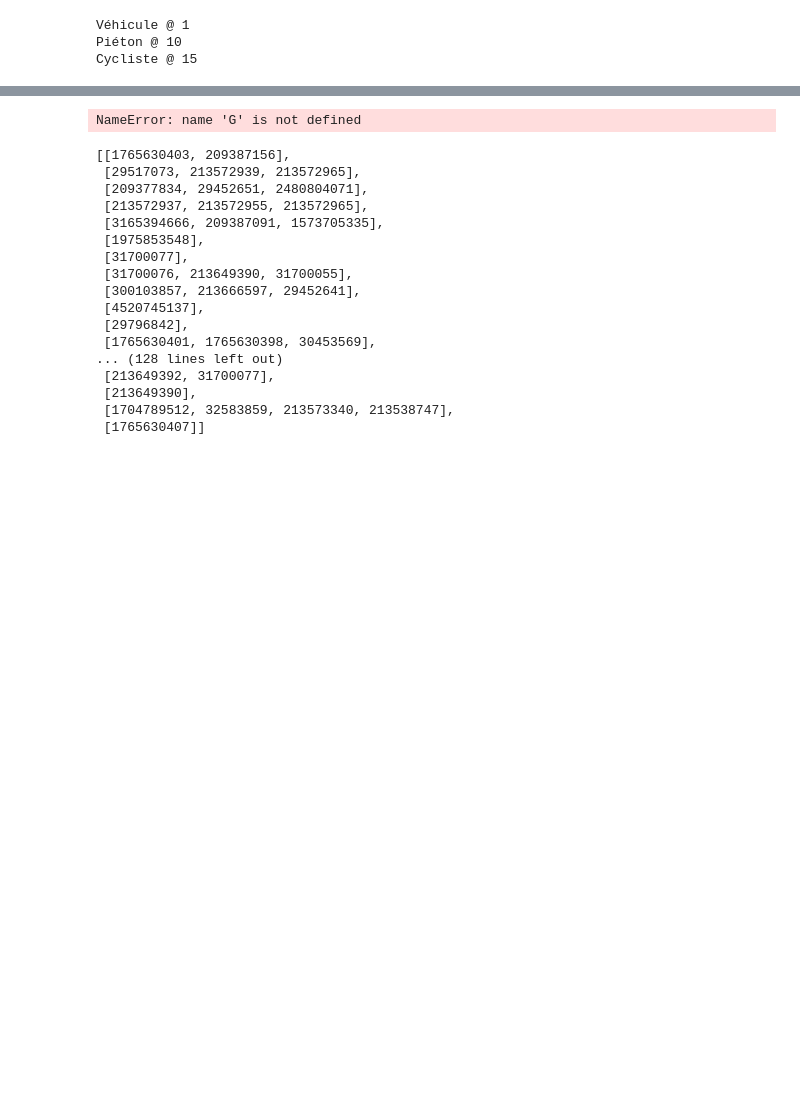
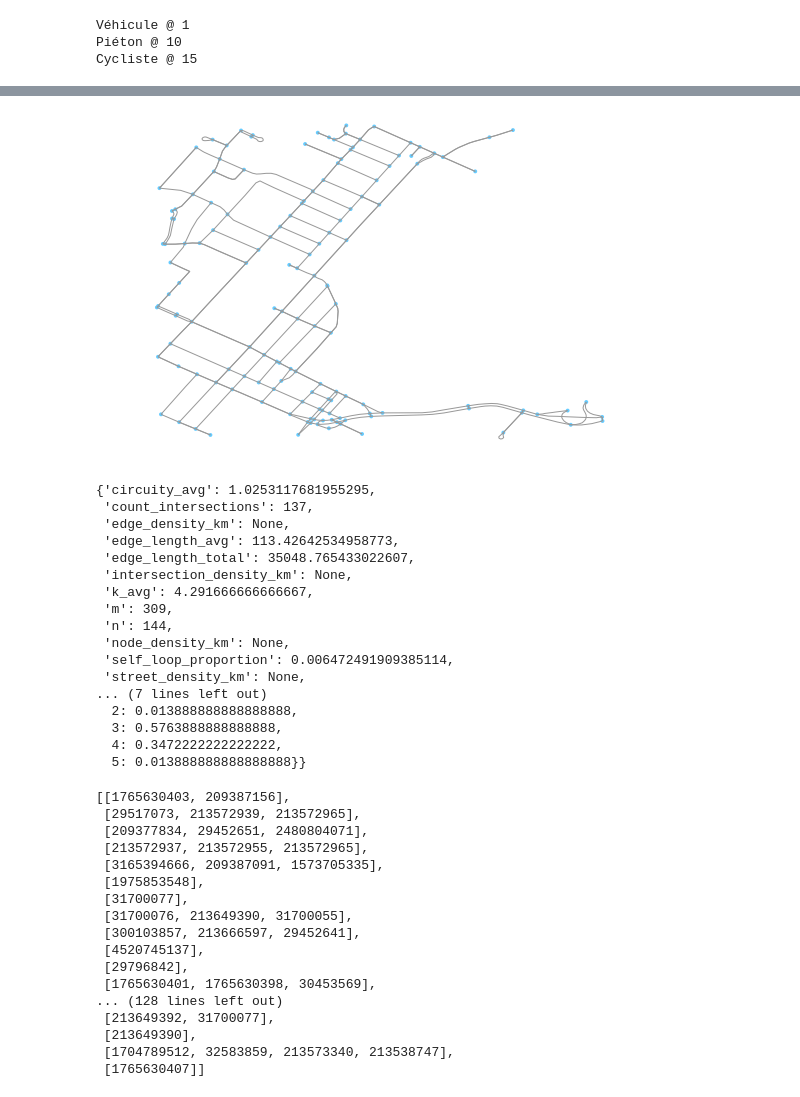
Before and after one commit to nsaunier/CIV8760, a Jupyter notebook: 02-traitement-donnees.ipynb, the cells around one changed output, grey strips where cells are left out. Saved outputs shown, nothing was run; the diff lists cells and outputs as text; code cells hidden in the pictures; blank space fills up the shorter version.

```diff
--- a/02-traitement-donnees.ipynb
+++ b/02-traitement-donnees.ipynb
@@ -81,16 +81,33 @@ comptages = {'autos': 12, 'cyclistes': 45, 'piétons': 23}
 # %%
 # exemples de structures récursives
 %matplotlib inline
 import matplotlib.pyplot as plt
 import networkx as nx
 import osmnx as ox
 #ox.plot_graph(ox.graph_from_place('Modena, Italy'))
-#G = ox.graph_from_address('2900 Bd Edouard Montpetit, Montreal, QC', network_type='drive')
+G = ox.graph_from_address('2900 Bd Edouard Montpetit, Montreal, QC', network_type='drive')
 ox.plot_graph(G)
 ox.basic_stats(G)
 #ox.extended_stats(G, bc=True)
 # %% [output]
+[figure, added]
-NameError: name 'G' is not defined
+{'circuity_avg': 1.0253117681955295,
+ 'count_intersections': 137,
+ 'edge_density_km': None,
+ 'edge_length_avg': 113.42642534958773,
+ 'edge_length_total': 35048.765433022607,
+ 'intersection_density_km': None,
+ 'k_avg': 4.291666666666667,
+ 'm': 309,
+ 'n': 144,
+ 'node_density_km': None,
+ 'self_loop_proportion': 0.006472491909385114,
+ 'street_density_km': None,
+... (7 lines left out)
+  2: 0.013888888888888888,
+  3: 0.5763888888888888,
+  4: 0.3472222222222222,
+  5: 0.013888888888888888}}
 # %%
 # G.node
 G.adjacency_list()
```
Also changed, not shown: parts of 4 cells of this notebook.
